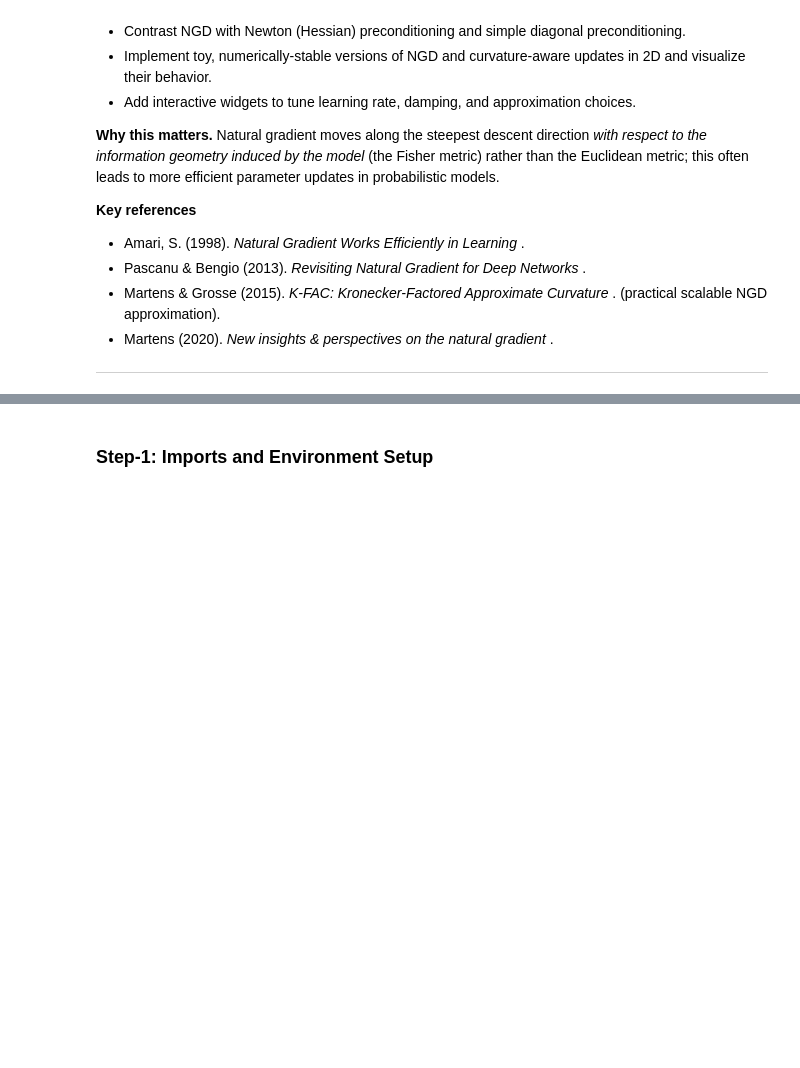
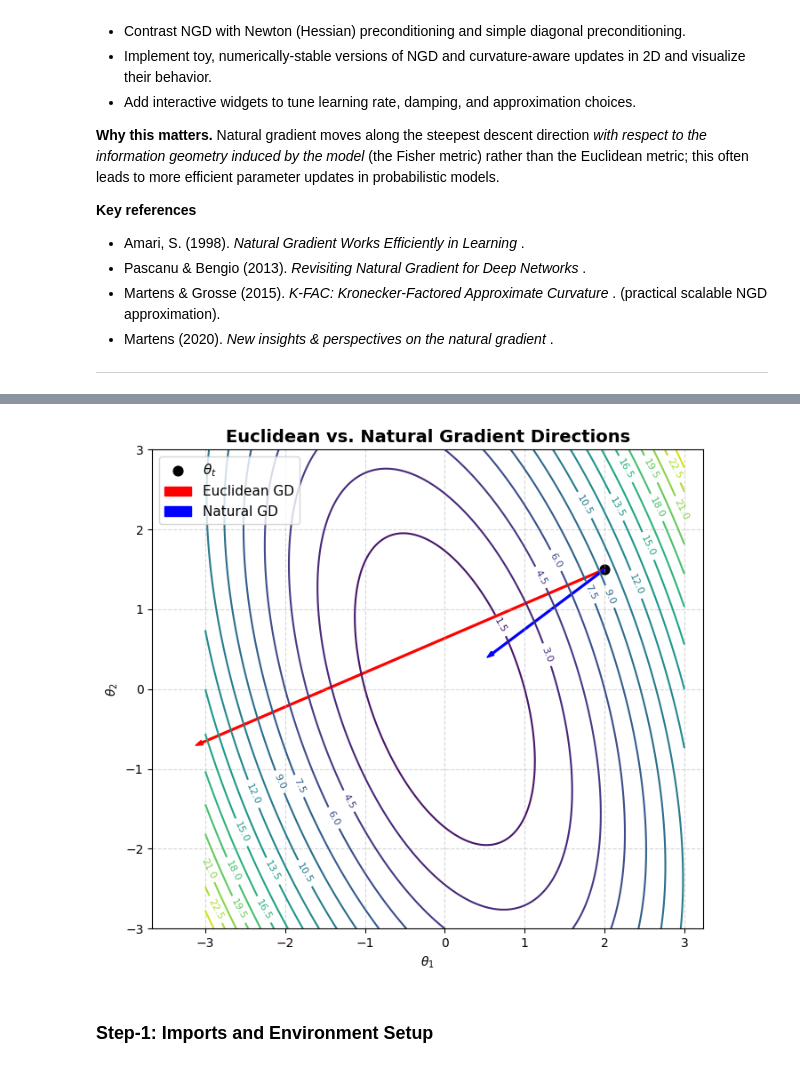
Before and after one commit to AGasthya283/ML-Optimization, a Jupyter notebook: 03_Curvature_Aware_Optimizers-1/1_Natural_Gradient_Descent.ipynb, the cells around one changed output, grey strips where cells are left out. Saved outputs shown, nothing was run; the diff lists cells and outputs as text; code cells hidden in the pictures; blank space fills up the shorter version.

```diff
--- a/03_Curvature_Aware_Optimizers-1/1_Natural_Gradient_Descent.ipynb
+++ b/03_Curvature_Aware_Optimizers-1/1_Natural_Gradient_Descent.ipynb
@@ -50,3 +88,56 @@ Computing and inverting the full Fisher is usually intractable for modern neural
+# %%
+import numpy as np
+import matplotlib.pyplot as plt
+
+# Synthetic 2D quadratic loss with anisotropic curvature
+A = np.array([[3.0, 0.8], [0.8, 1.0]])  # curvature matrix (like Fisher)
+def loss(theta):
+    return 0.5 * theta.T @ A @ theta
+
+# Compute gradients
+def grad_loss(theta):
+    return A @ theta
+
+# Natural gradient (preconditioned)
+def natural_grad(theta):
+    F_inv = np.linalg.inv(A)
+    return F_inv @ grad_loss(theta)
+
+# Point and updates
+theta = np.array([2.0, 1.5])
+g_euc = grad_loss(theta)
+g_nat = natural_grad(theta)
+
+# Create contour plot of loss surface
+x = np.linspace(-3, 3, 200)
+y = np.linspace(-3, 3, 200)
+X, Y = np.meshgrid(x, y)
+Z = 0.5 * (A[0,0]*X**2 + 2*A[0,1]*X*Y + A[1,1]*Y**2)
+
+plt.figure(figsize=(8, 7))
+contours = plt.contour(X, Y, Z, levels=20, cmap='viridis')
+plt.clabel(contours, inline=True, fontsize=8)
+
+# Plot parameter point
+plt.scatter(*theta, color='black', s=60, label=r'$\theta_t$')
+
+# Plot Euclidean and Natural gradient directions
+scale = 0.7
+plt.arrow(theta[0], theta[1], -scale*g_euc[0], -scale*g_euc[1],
+          color='r', width=0.02, label='Euclidean GD')
+plt.arrow(theta[0], theta[1], -scale*g_nat[0], -scale*g_nat[1],
+          color='b', width=0.02, label='Natural GD')
+
+# Decorations
+plt.legend(fontsize=11)
+plt.title("Euclidean vs. Natural Gradient Directions", fontsize=14, weight='bold')
+plt.xlabel(r"$\theta_1$")
+plt.ylabel(r"$\theta_2$")
+plt.grid(True, linestyle='--', alpha=0.5)
+plt.axis('equal')
+plt.show()
+# %% [output]
+[figure, added]
 # %% [markdown]
 ### Step-1: Imports and Environment Setup
 # %%
```
Also changed, not shown: parts of 4 cells of this notebook.
